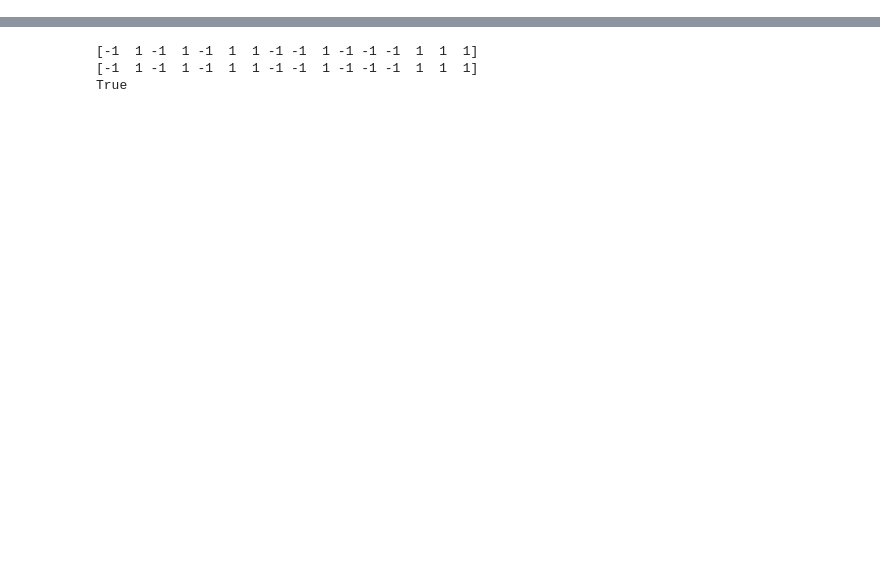
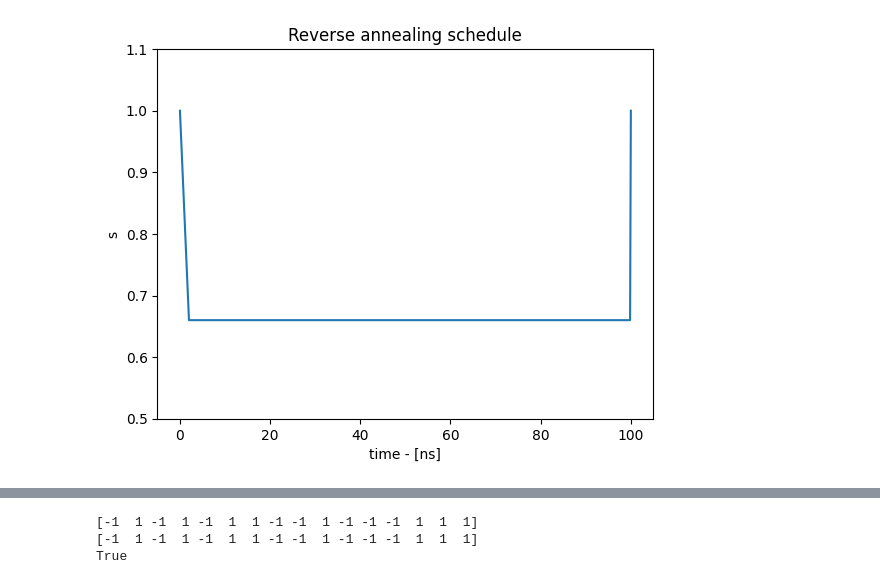
Before and after one commit to dgaboo/SeniorThesis, a Jupyter notebook: 2D-Ising.ipynb, the cells around one changed output, grey strips where cells are left out. Saved outputs shown, nothing was run; the diff lists cells and outputs as text; code cells hidden in the pictures; blank space fills up the shorter version.

```diff
--- a/2D-Ising.ipynb
+++ b/2D-Ising.ipynb
@@ -321,0 +572,11 @@ for i in range(1):
+# %%
+t, s = zip(*reverse_schedule)
+plt.clf()
+plt.plot(t,s)
+plt.title("Reverse annealing schedule")
+plt.xlabel("time - [ns]")
+plt.ylabel("s")
+plt.ylim([0.5,1.1])
+plt.show()
+# %% [output]
+[figure, added]
```
Also changed, not shown: parts of 42 cells of this notebook, 2 other files.
